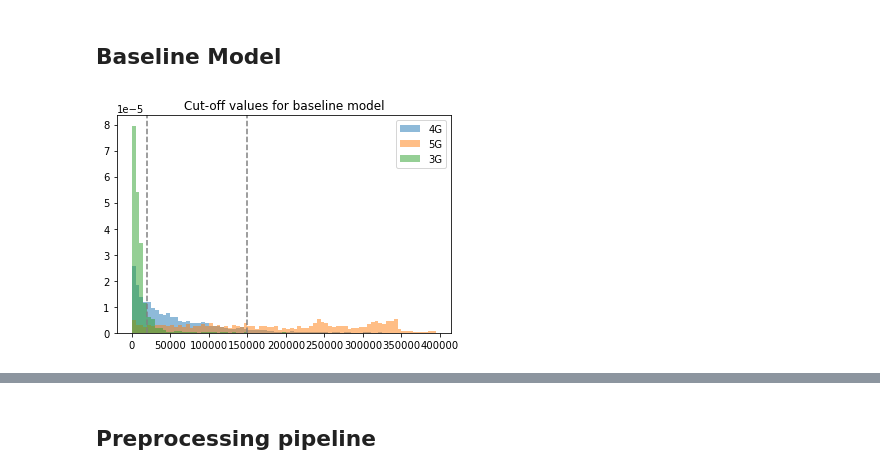
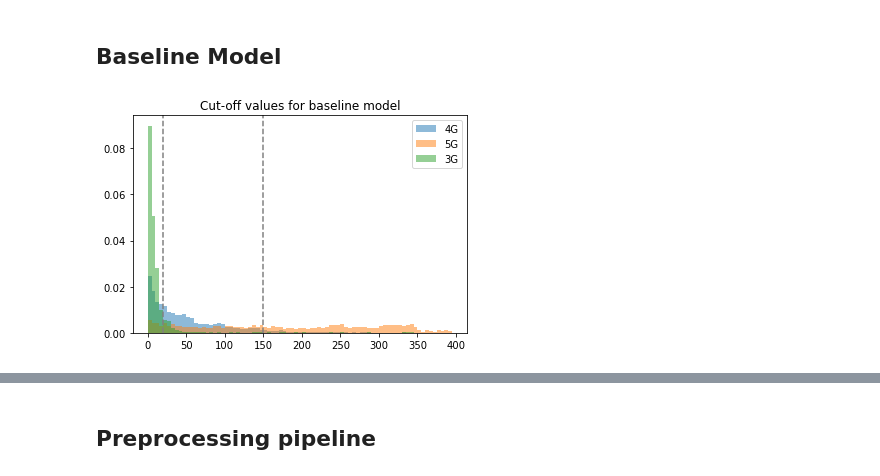
Before and after one commit to heckert/speedtest-classification, a Jupyter notebook: notebooks/02-train.ipynb, the cells around one changed output, grey strips where cells are left out. Cells and saved outputs as stored; diff of their text form; code cells hidden in the pictures.

```diff
--- a/notebooks/02-train.ipynb
+++ b/notebooks/02-train.ipynb
@@ -56,23 +56,23 @@ X_train, X_test, y_train, y_test = train_test_split(X, y, test_size=1/3, random_
 # We define upper limits for download speed
 # as thresholds for the baseline model.
 # E.g., if download-speed is less than
-# 2e4 kbit/s (20 mbit/s), we assume its 3G,
-# if it is between that and 1.5e5 kbit/s (150 mbit/s)
+# 20 mbit/s, we assume its 3G,
+# if it is between that and 150 mbit/s
 # we say 4G, and beyond that we will return 5G
 upper_limits = {
-    '3G': 2e4,
-    '4G': 1.5e5,
+    '3G': 20,
+    '4G': 150,
 }
 # %%
 plot_comparison_histogram(
-    X_train.download_kbit,
+    X_train.download_mbit,
     y_train,
-    bins=np.arange(0,4e5,5e3),
+    bins=np.arange(0,400,5),
     vlines=upper_limits.values(),
     title='Cut-off values for baseline model'
 )
 # %% [output]
-[figure, old version]
+[figure, new version]
 # %%
 class BaselineModel:
     def __init__(self, **upper_limits):
```
Also changed, not shown: parts of 3 cells of this notebook, 5 other files.
